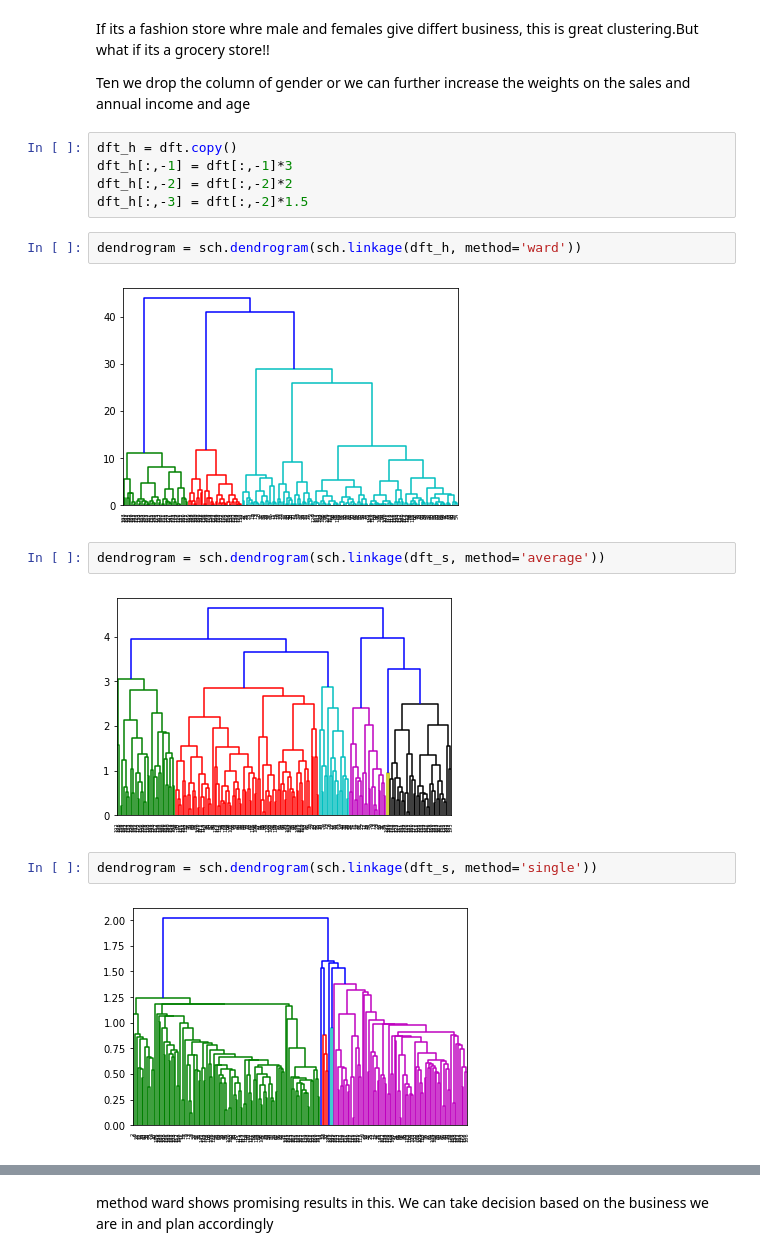
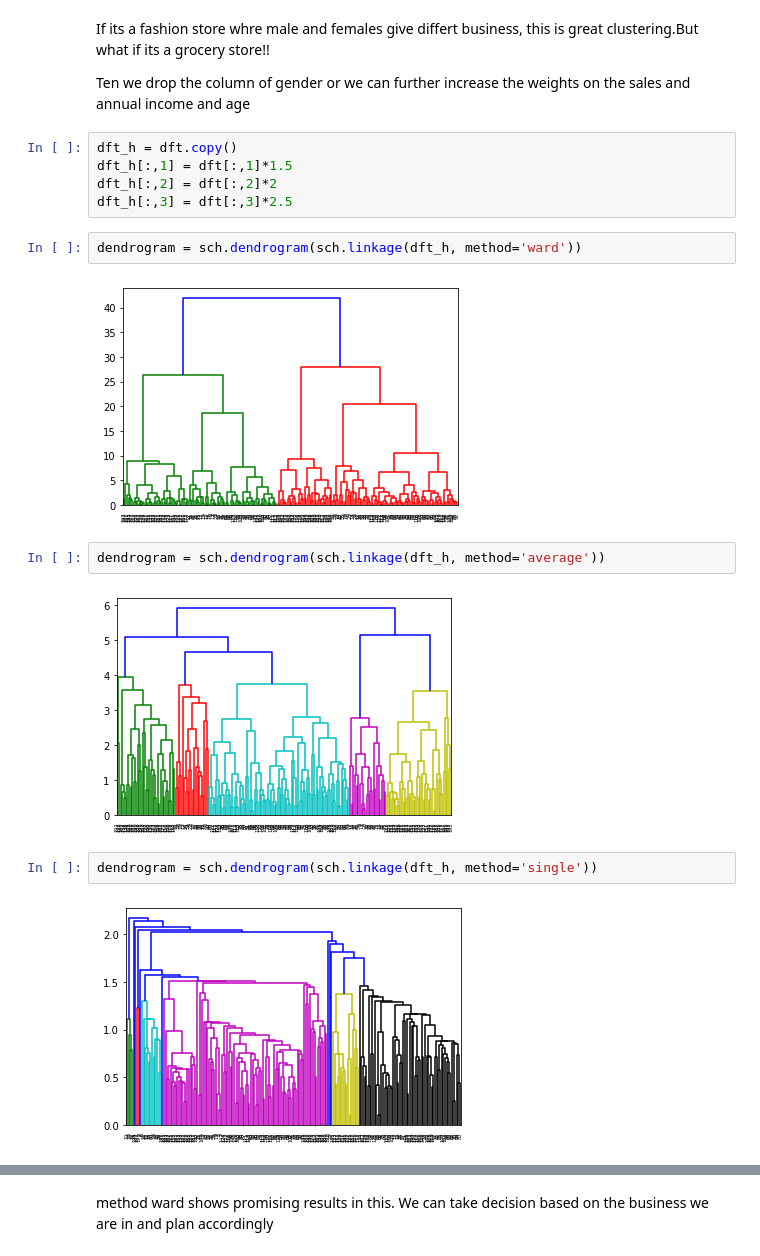
Before and after one commit to chindimaga/SHALA2020, a Jupyter notebook: clustering.ipynb, the cells around one changed output, grey strips where cells are left out. Saved outputs shown, nothing was run; the diff lists cells and outputs as text.

```diff
--- a/clustering.ipynb
+++ b/clustering.ipynb
@@ -694,19 +791,19 @@ If its a fashion store whre male and females give differt business, this is grea
 Ten we drop the column of gender or we can further increase the weights on the sales and annual income and age
 # %%
 dft_h = dft.copy()
-dft_h[:,-1] = dft[:,-1]*3
-dft_h[:,-2] = dft[:,-2]*2
-dft_h[:,-3] = dft[:,-2]*1.5
+dft_h[:,1] = dft[:,1]*1.5
+dft_h[:,2] = dft[:,2]*2
+dft_h[:,3] = dft[:,3]*2.5
 # %%
 dendrogram = sch.dendrogram(sch.linkage(dft_h, method='ward'))
 # %% [output]
-[figure, old version]
+[figure, new version]
 # %%
-dendrogram = sch.dendrogram(sch.linkage(dft_s, method='average'))
+dendrogram = sch.dendrogram(sch.linkage(dft_h, method='average'))
 # %% [output]
-[figure, old version]
+[figure, new version]
 # %%
-dendrogram = sch.dendrogram(sch.linkage(dft_s, method='single'))
+dendrogram = sch.dendrogram(sch.linkage(dft_h, method='single'))
 # %% [output]
-[figure, old version]
+[figure, new version]
 # %%
```
Also changed, not shown: parts of 16 cells of this notebook.
